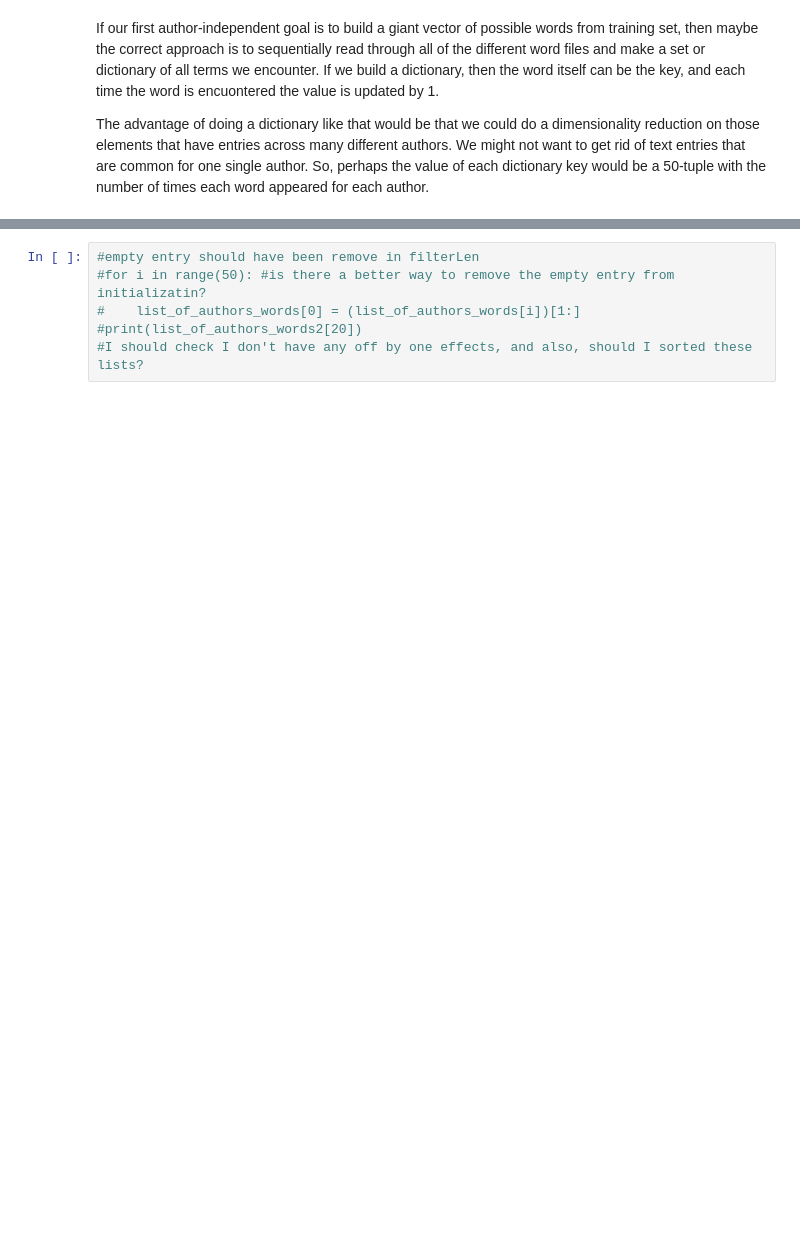
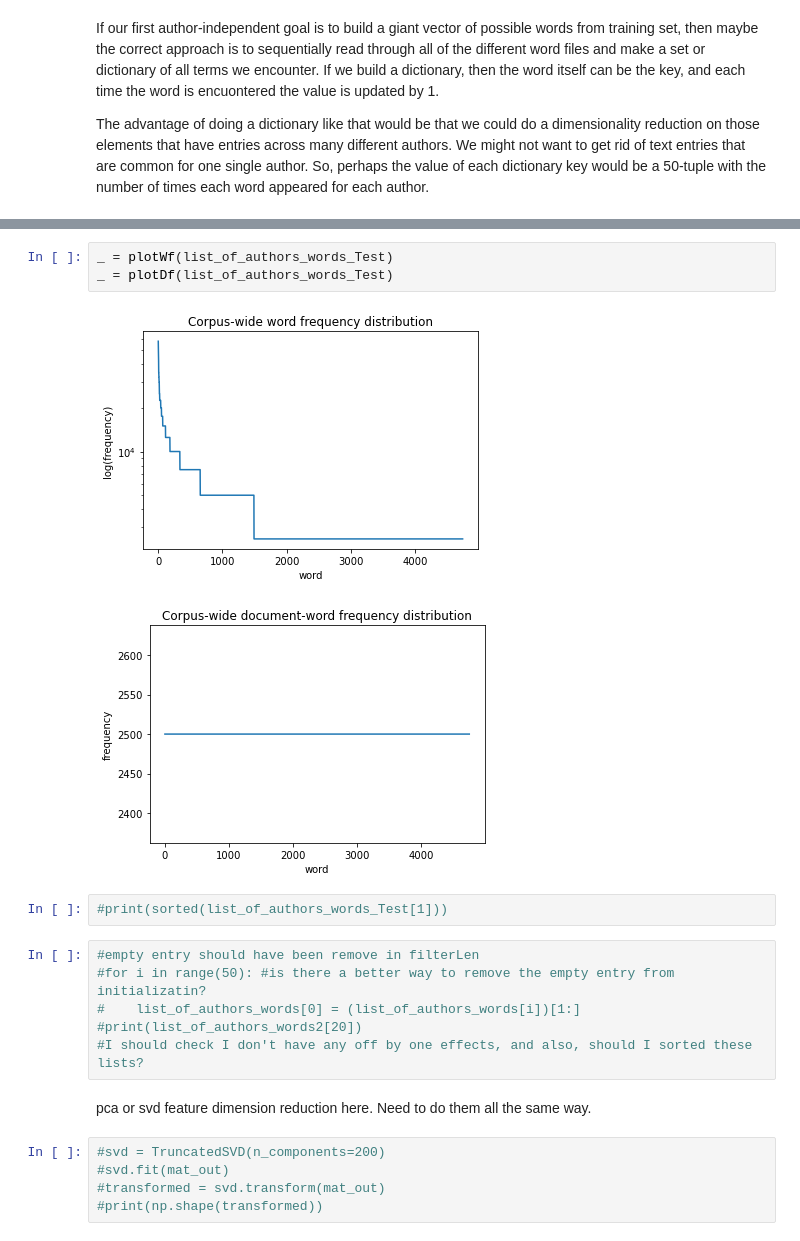
Before and after one commit to QMux/cmpe-255-project, a Jupyter notebook: Authorship_group_project.ipynb, the cells around one changed output, grey strips where cells are left out. Saved outputs shown, nothing was run; the diff lists cells and outputs as text; blank space fills up the shorter version.

```diff
--- a/Authorship_group_project.ipynb
+++ b/Authorship_group_project.ipynb
@@ -262,6 +552,21 @@ _ = plotDf(list_of_authors_words2)
+# %%
+_ = plotWf(list_of_authors_words_Test)
+_ = plotDf(list_of_authors_words_Test)
+# %% [output]
+[figure, added]
+[figure, added]
+# %%
+#print(sorted(list_of_authors_words_Test[1]))
 # %%
 #empty entry should have been remove in filterLen
 #for i in range(50): #is there a better way to remove the empty entry from initializatin?
 #    list_of_authors_words[0] = (list_of_authors_words[i])[1:]
 #print(list_of_authors_words2[20])
 #I should check I don't have any off by one effects, and also, should I sorted these lists?
+# %% [markdown]
+pca or svd feature dimension reduction here.  Need to do them all the same way.
+# %%
+#svd = TruncatedSVD(n_components=200)
+#svd.fit(mat_out)
+#transformed = svd.transform(mat_out)
+#print(np.shape(transformed))
```
Also changed, not shown: parts of 45 cells of this notebook.
